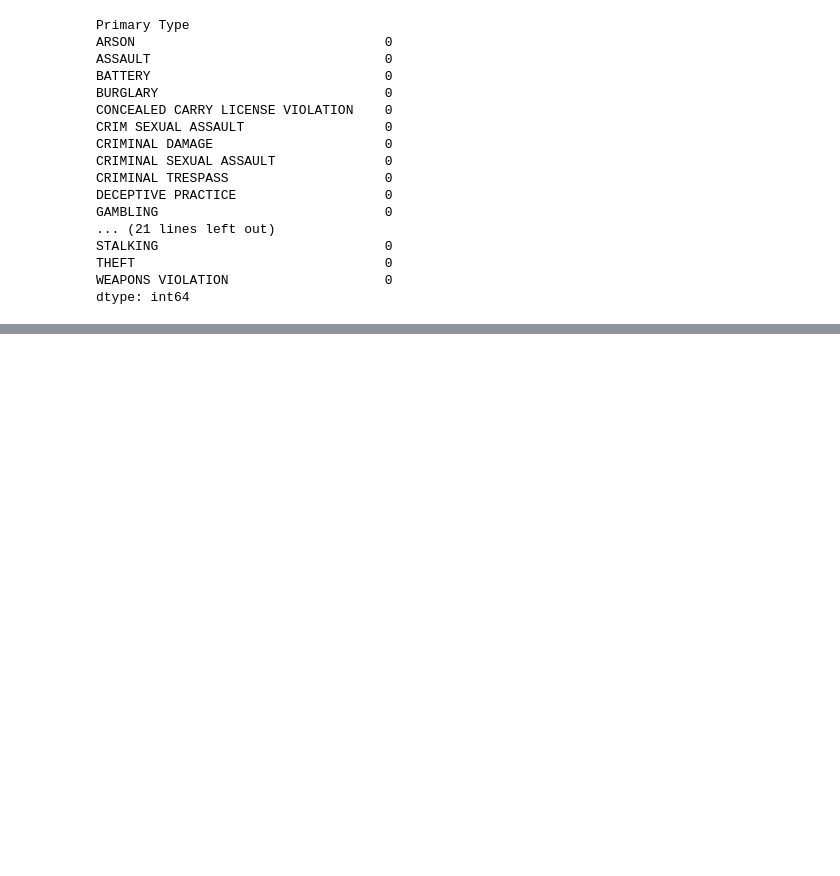
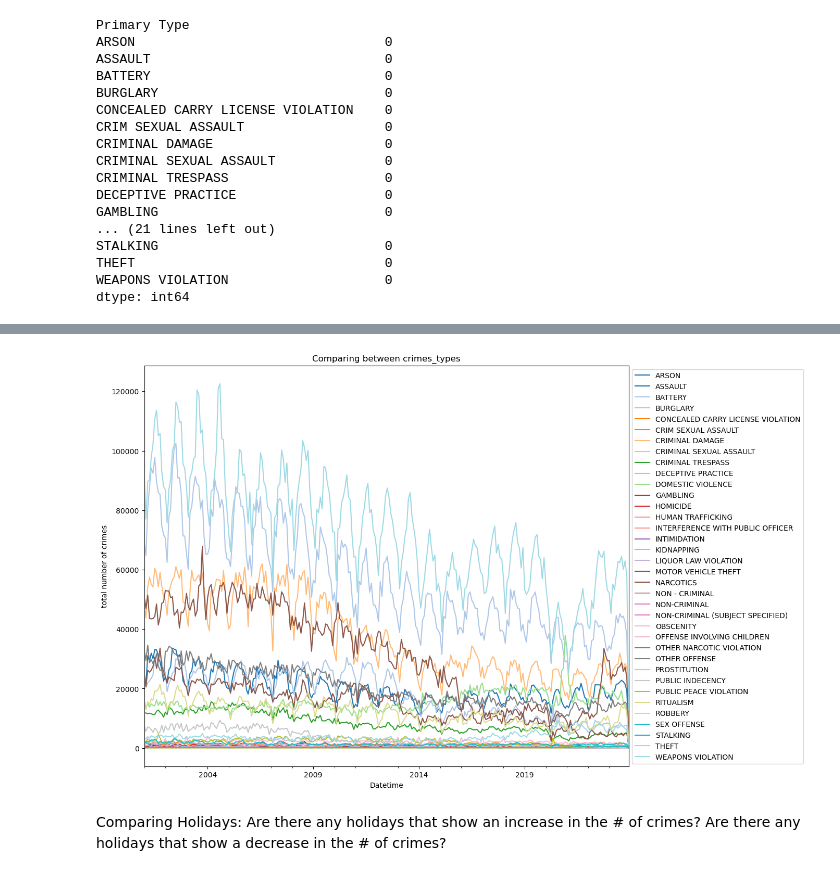
Before and after one commit to AsmaBenHmidene/Chicago-Crime, a Jupyter notebook: Prepare Chicago Crime Data for a GitHub Repository.ipynb, the cells around one changed output, grey strips where cells are left out. Saved outputs shown, nothing was run; the diff lists cells and outputs as text; code cells hidden in the pictures; blank space fills up the shorter version.

```diff
--- a/Prepare Chicago Crime Data for a GitHub Repository.ipynb
+++ b/Prepare Chicago Crime Data for a GitHub Repository.ipynb
@@ -644,0 +733,3 @@ ax.legend(bbox_to_anchor=[1,1]);
+# %%
+df_crimes_month = chicago_final.groupby("Primary Type").resample("MS").sum()
+df_crimes_month
@@ -644,0 +751,3 @@ ax.legend(bbox_to_anchor=[1,1]);
+# %%
+unstacked_month = df_crimes_month['District'].unstack(level=0)
+unstacked_month
@@ -644,0 +769,12 @@ ax.legend(bbox_to_anchor=[1,1]);
+# %%
+fig, ax = plt.subplots(figsize=(12,10))
+ax.set_title('Comparing between crimes_types')
+ax.set_ylabel('total number of crimes')
+unstacked_month.plot(ax=ax, colormap='tab20')
+ax.legend(bbox_to_anchor=[1,1]);
+# %% [output]
+[figure, added]
+# %% [markdown]
+Comparing Holidays:
+Are there any holidays that show an increase in the # of crimes?
+Are there any holidays that show a decrease in the # of crimes?
```
Also changed, not shown: parts of 36 cells of this notebook.
